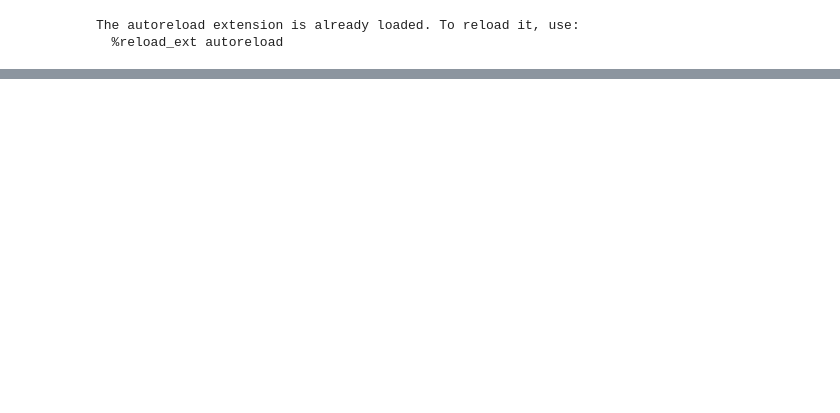
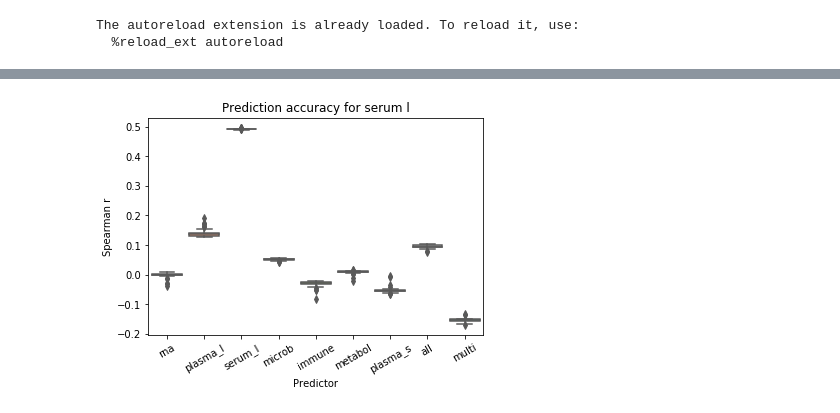
Before and after one commit to mariaxen/butterfly, a Jupyter notebook: notebooks/maria_001_CNN.ipynb, the cells around one changed output, grey strips where cells are left out. Saved outputs shown, nothing was run; the diff lists cells and outputs as text; code cells hidden in the pictures; blank space fills up the shorter version.

```diff
--- a/notebooks/maria_001_CNN.ipynb
+++ b/notebooks/maria_001_CNN.ipynb
@@ -184,5 +240,9 @@ all_omics_test = np.mean(each_run_test_m)
 #Results - all omics at once
 each_omic_train.append(all_omics_train)
 each_omic_test.append(all_omics_test)
+runs_train.append(each_run_train_m)
+runs_test.append(each_run_test_m)
+features_train.append(each_feature_train_m)
+features_test.append(each_feature_test_m)
 # %%
 #Define the predictor datasets
@@ -199,0 +267,13 @@ plt.show()
+# %%
+#Boxplots
+import seaborn as sns
+bxp = sns.boxplot(x=predictors, y=runs_test, palette="Set2")
+bxp.set_xticklabels(bxp.get_xticklabels(),rotation=30)
+plt.xlabel('Predictor')
+plt.ylabel('Spearman r')
+plt.title('Prediction accuracy for serum l')
+#plt.show()
+fig = bxp.get_figure()
+fig.savefig("boxesRuns_serum_l_test.pdf")
+# %% [output]
+[figure, added]
```
Also changed, not shown: parts of 15 cells of this notebook, 2 other files.
